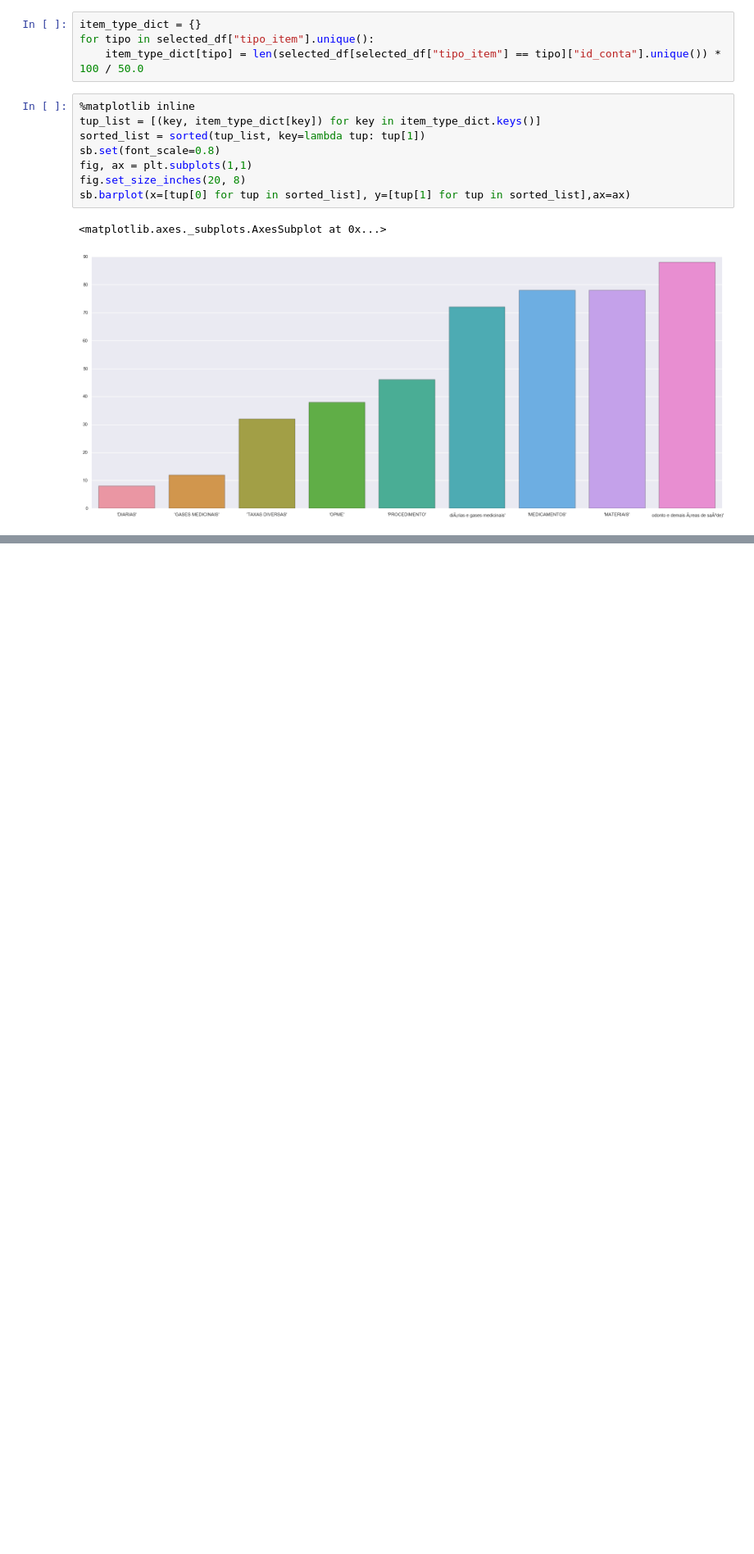
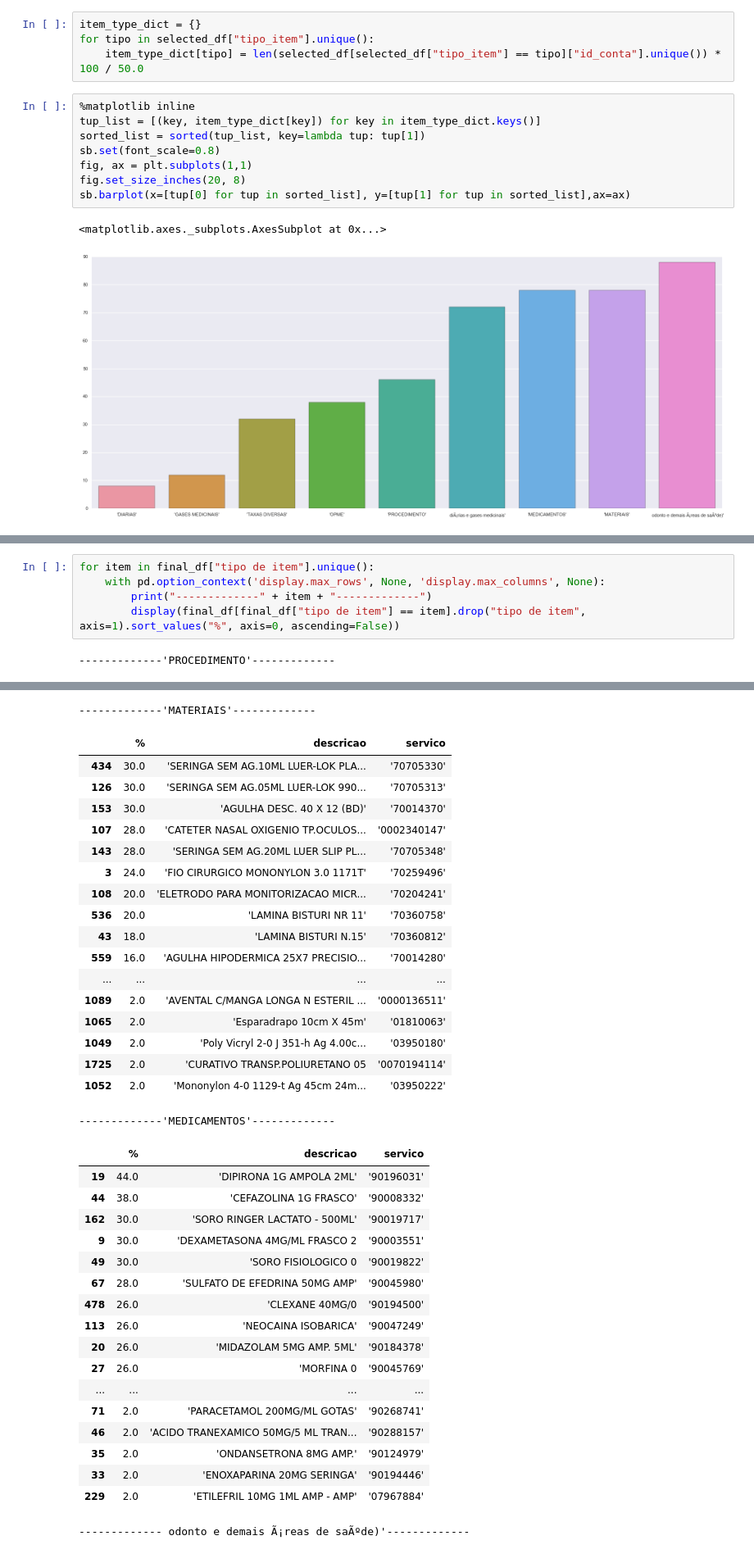
Before and after one commit to cetaxconsultoria/orizon_raiox, a Jupyter notebook: Orizon - Frequências de Exames Adicionais + Tipo de Item.ipynb, the cells around one changed output, grey strips where cells are left out. Shown at 82% size. Cells and saved outputs as stored; diff of their text form; blank space fills up the shorter version.

Commit message:
generated tables by item type

```diff
--- a/Orizon - Frequências de Exames Adicionais + Tipo de Item.ipynb
+++ b/Orizon - Frequências de Exames Adicionais + Tipo de Item.ipynb
@@ -102,0 +106,7 @@ sb.barplot(x=[tup[0] for tup in sorted_list], y=[tup[1] for tup in sorted_list],
+# %%
+for item in final_df["tipo de item"].unique():
+    with pd.option_context('display.max_rows', None, 'display.max_columns', None):
+        print("-------------" + item + "-------------")
+        display(final_df[final_df["tipo de item"] == item].drop("tipo de item", axis=1).sort_values("%", axis=0, ascending=False))
+# %% [output]
+-------------'PROCEDIMENTO'-------------
@@ -102,0 +130,37 @@ sb.barplot(x=[tup[0] for tup in sorted_list], y=[tup[1] for tup in sorted_list],
+-------------'MATERIAIS'-------------
+|  | % | descricao | servico |
+| 434 | 30.0 | 'SERINGA SEM AG.10ML LUER-LOK PLA... | '70705330' |
+| 126 | 30.0 | 'SERINGA SEM AG.05ML LUER-LOK 990... | '70705313' |
+| 153 | 30.0 | 'AGULHA DESC. 40 X 12 (BD)' | '70014370' |
+| 107 | 28.0 | 'CATETER NASAL OXIGENIO TP.OCULOS... | '0002340147' |
+| 143 | 28.0 | 'SERINGA SEM AG.20ML LUER SLIP PL... | '70705348' |
+| 3 | 24.0 | 'FIO CIRURGICO MONONYLON 3.0 1171T' | '70259496' |
+| 108 | 20.0 | 'ELETRODO PARA MONITORIZACAO MICR... | '70204241' |
+| 536 | 20.0 | 'LAMINA BISTURI NR 11' | '70360758' |
+| 43 | 18.0 | 'LAMINA BISTURI N.15' | '70360812' |
+| 559 | 16.0 | 'AGULHA HIPODERMICA 25X7 PRECISIO... | '70014280' |
+| ... | ... | ... | ... |
+| 1089 | 2.0 | 'AVENTAL C/MANGA LONGA N ESTERIL ... | '0000136511' |
+| 1065 | 2.0 | 'Esparadrapo 10cm X 45m' | '01810063' |
+| 1049 | 2.0 | 'Poly Vicryl 2-0 J 351-h Ag 4.00c... | '03950180' |
+| 1725 | 2.0 | 'CURATIVO TRANSP.POLIURETANO 05 | '0070194114' |
+| 1052 | 2.0 | 'Mononylon 4-0 1129-t Ag 45cm 24m... | '03950222' |
+-------------'MEDICAMENTOS'-------------
+|  | % | descricao | servico |
+| 19 | 44.0 | 'DIPIRONA 1G AMPOLA 2ML' | '90196031' |
+| 44 | 38.0 | 'CEFAZOLINA 1G FRASCO' | '90008332' |
+| 162 | 30.0 | 'SORO RINGER LACTATO - 500ML' | '90019717' |
+| 9 | 30.0 | 'DEXAMETASONA 4MG/ML FRASCO 2 | '90003551' |
+| 49 | 30.0 | 'SORO FISIOLOGICO 0 | '90019822' |
+| 67 | 28.0 | 'SULFATO DE EFEDRINA 50MG AMP' | '90045980' |
+| 478 | 26.0 | 'CLEXANE 40MG/0 | '90194500' |
+| 113 | 26.0 | 'NEOCAINA ISOBARICA' | '90047249' |
+| 20 | 26.0 | 'MIDAZOLAM 5MG AMP. 5ML' | '90184378' |
+| 27 | 26.0 | 'MORFINA 0 | '90045769' |
+| ... | ... | ... | ... |
+| 71 | 2.0 | 'PARACETAMOL 200MG/ML GOTAS' | '90268741' |
+| 46 | 2.0 | 'ACIDO TRANEXAMICO 50MG/5 ML TRAN... | '90288157' |
+| 35 | 2.0 | 'ONDANSETRONA 8MG AMP.' | '90124979' |
+| 33 | 2.0 | 'ENOXAPARINA 20MG SERINGA' | '90194446' |
+| 229 | 2.0 | 'ETILEFRIL 10MG 1ML AMP - AMP' | '07967884' |
+------------- odonto e demais Ã¡reas de saÃºde)'-------------
```
Also changed, not shown: parts of 3 cells of this notebook.
